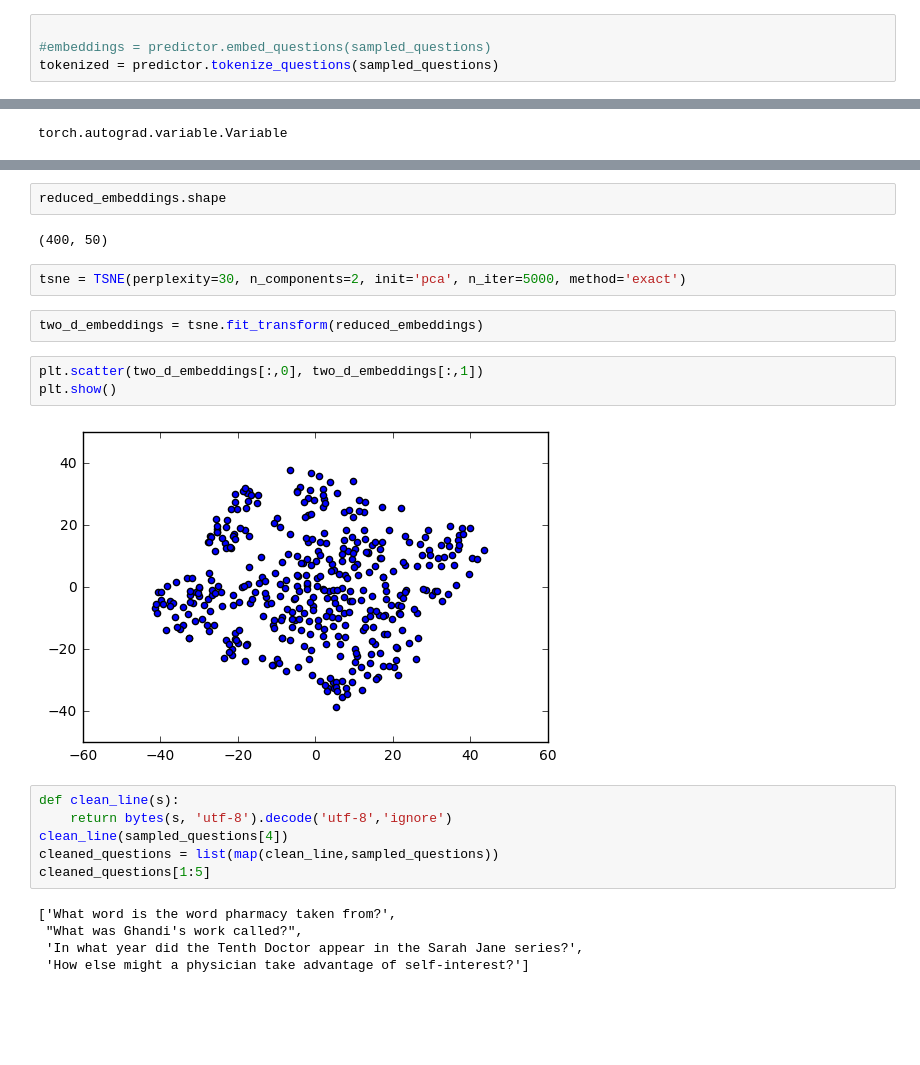
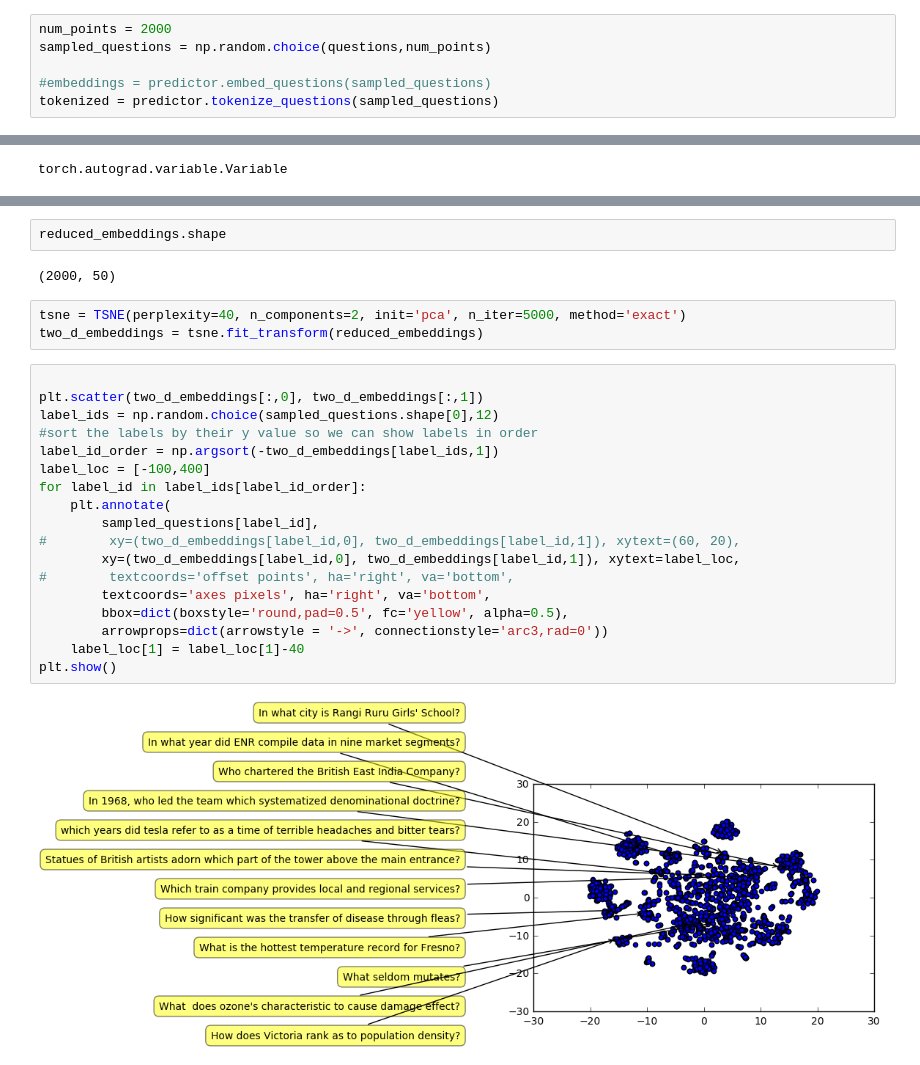
Before and after one commit to stprior/DrQA, a Jupyter notebook: Load Question Vectors.ipynb, the cells around one changed output, grey strips where cells are left out. Cells and saved outputs as stored; diff of their text form; blank space fills up the shorter version.

```diff
--- a/Load Question Vectors.ipynb
+++ b/Load Question Vectors.ipynb
@@ -54,4 +50,6 @@ sampled_questions = np.random.choice(questions,num_points)
 # %%
+num_points = 2000
+sampled_questions = np.random.choice(questions,num_points)
 
 #embeddings = predictor.embed_questions(sampled_questions)
 tokenized = predictor.tokenize_questions(sampled_questions)
@@ -102,26 +72,29 @@ array([[ -1.06616775e-01,  -7.02499913e-02,   3.01079611e-02, ...,
 # %%
 reduced_embeddings.shape
 # %% [output]
-(400, 50)
+(2000, 50)
 # %%
-tsne = TSNE(perplexity=30, n_components=2, init='pca', n_iter=5000, method='exact')
+tsne = TSNE(perplexity=40, n_components=2, init='pca', n_iter=5000, method='exact')
+two_d_embeddings = tsne.fit_transform(reduced_embeddings)
-# %%
-two_d_embeddings = tsne.fit_transform(reduced_embeddings)
-# %%
-plt.scatter(two_d_embeddings[:,0], two_d_embeddings[:,1])
-plt.show()
-# %% [output]
-[figure, removed]
-# %%
-def clean_line(s):
-    return bytes(s, 'utf-8').decode('utf-8','ignore')
-clean_line(sampled_questions[4])
-cleaned_questions = list(map(clean_line,sampled_questions))
-cleaned_questions[1:5]
-# %% [output]
-['What word is the word pharmacy taken from?',
- "What was Ghandi's work called?",
- 'In what year did the Tenth Doctor appear in the Sarah Jane series?',
- 'How else might a physician take advantage of self-interest?']
+# %%
+
+plt.scatter(two_d_embeddings[:,0], two_d_embeddings[:,1])
+label_ids = np.random.choice(sampled_questions.shape[0],12)
+#sort the labels by their y value so we can show labels in order
+label_id_order = np.argsort(-two_d_embeddings[label_ids,1])
+label_loc = [-100,400]
+for label_id in label_ids[label_id_order]:
+    plt.annotate(
+        sampled_questions[label_id],
+#        xy=(two_d_embeddings[label_id,0], two_d_embeddings[label_id,1]), xytext=(60, 20),
+        xy=(two_d_embeddings[label_id,0], two_d_embeddings[label_id,1]), xytext=label_loc,
+#        textcoords='offset points', ha='right', va='bottom',
+        textcoords='axes pixels', ha='right', va='bottom',
+        bbox=dict(boxstyle='round,pad=0.5', fc='yellow', alpha=0.5),
+        arrowprops=dict(arrowstyle = '->', connectionstyle='arc3,rad=0'))
+    label_loc[1] = label_loc[1]-40
+plt.show()
+# %% [output]
+[figure, added]
 # %%
 import mpld3
```
Also changed, not shown: parts of 10 cells of this notebook.
